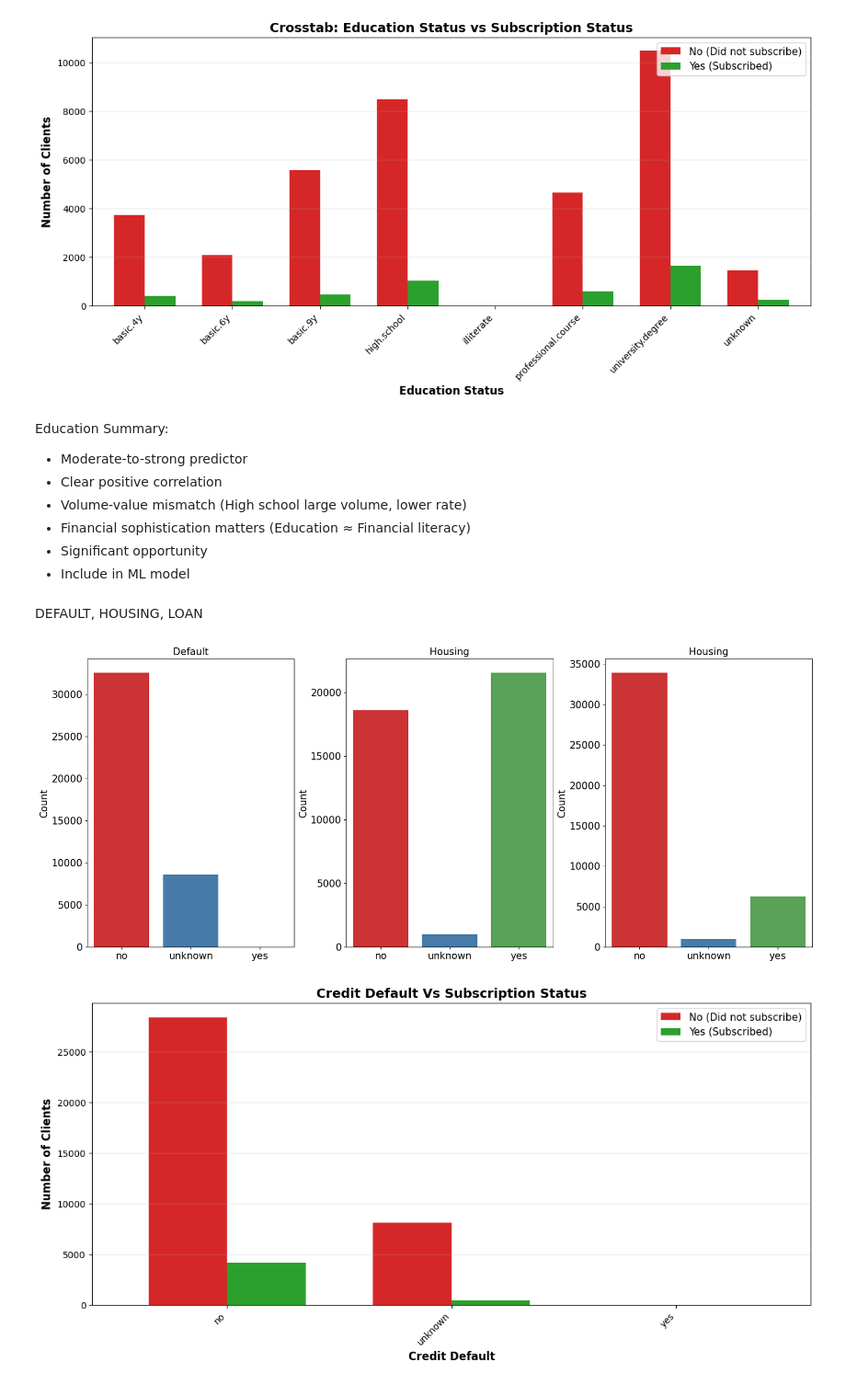
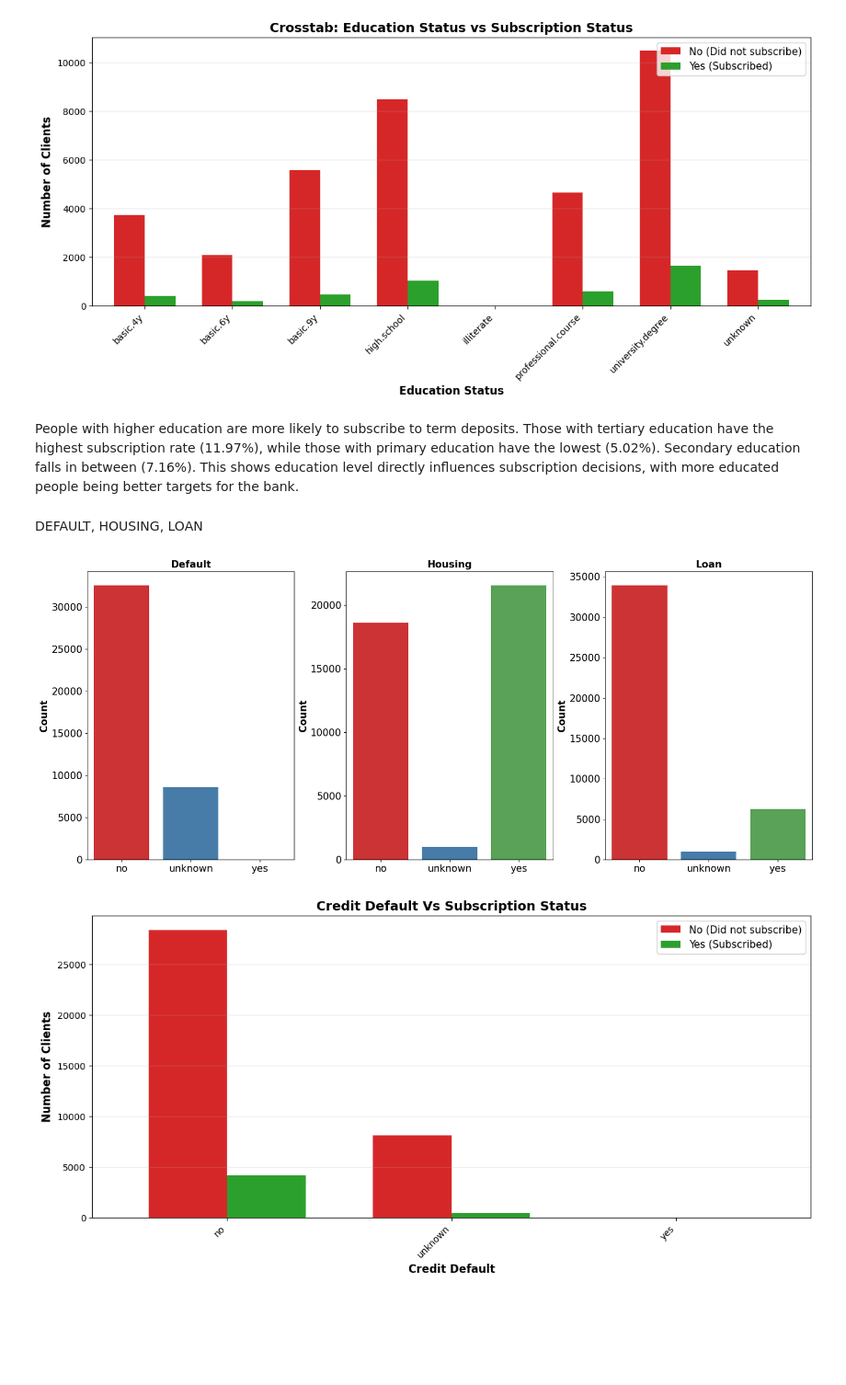
Before and after one commit to rkm7387/PORTUGES-BANK, a Jupyter notebook: portuges_bank.ipynb, the cells around one changed output. Shown at 92% size. Saved outputs shown, nothing was run; the diff lists cells and outputs as text; code cells hidden in the pictures; blank space fills up the shorter version.

```diff
--- a/portuges_bank.ipynb
+++ b/portuges_bank.ipynb
@@ -66,3 +68,4 @@ warnings.filterwarnings('ignore')
 # %%
-# Creating dataframe of the CSV File
-df = pd.read_csv('bank-additional-full.csv', sep=';')
+# Creating bank dataframe
+bank = pd.read_csv('bank-additional-full.csv', sep=';')
+bank.head()
@@ -68,0 +156,2 @@ df = pd.read_csv('bank-additional-full.csv', sep=';')
+# %%
+bank.drop_duplicates(inplace=True)
@@ -517,41 +446,34 @@ plt.show()
 # %% [output]
 [figure]
 # %% [markdown]
-Education Summary:<br>
-
-- Moderate-to-strong predictor
-- Clear positive correlation
-- Volume-value mismatch (High school large volume, lower rate)
-- Financial sophistication matters (Education ≈ Financial literacy)
-- Significant opportunity
-- Include in ML model
+People with higher education are more likely to subscribe to term deposits. Those with tertiary education have the highest subscription rate (11.97%), while those with primary education have the lowest (5.02%). Secondary education falls in between (7.16%). This shows education level directly influences subscription decisions, with more educated people being better targets for the bank.
 # %% [markdown]
 DEFAULT, HOUSING, LOAN
 # %%
 # Default:
 fig, (ax1,ax2,ax3) = plt.subplots(nrows=1, ncols=3, figsize=(20,8))
-sns.countplot(x='default', data=df, ax=ax1, order=['no','unknown','yes'],palette='Set1')
-ax1.set_title('Default',fontsize=15)
+sns.countplot(x='default', data=bank, ax=ax1, order=['no','unknown','yes'],palette='Set1')
+ax1.set_title('Default',fontsize=15,fontweight='bold')
 ax1.set_xlabel('')
-ax1.set_ylabel('Count',fontsize=15)
+ax1.set_ylabel('Count',fontsize=15,fontweight='bold')
 ax1.tick_params(labelsize=15)
 
 # Housing:
-sns.countplot(x='housing', data=df, ax=ax2, order=['no','unknown','yes'],palette='Set1')
-ax2.set_title('Housing',fontsize=15)
+sns.countplot(x='housing', data=bank, ax=ax2, order=['no','unknown','yes'],palette='Set1')
+ax2.set_title('Housing',fontsize=15,fontweight='bold')
 ax2.set_xlabel('')
-ax2.set_ylabel('Count',fontsize=15)
+ax2.set_ylabel('Count',fontsize=15,fontweight='bold')
 ax2.tick_params(labelsize=15)
 
 # Loan:
-sns.countplot(x='loan', data=df, ax=ax3, order=['no','unknown','yes'],palette='Set1')
-ax3.set_title('Housing',fontsize=15)
+sns.countplot(x='loan', data=bank, ax=ax3, order=['no','unknown','yes'],palette='Set1')
+ax3.set_title('Loan',fontsize=15,fontweight='bold')
 ax3.set_xlabel('')
-ax3.set_ylabel('Count',fontsize=15)
+ax3.set_ylabel('Count',fontsize=15, fontweight='bold')
 ax3.tick_params(labelsize=15)
 
 plt.subplots_adjust(wspace=0.25)
 # %% [output]
-[figure, old version]
+[figure, new version]
 # %%
 # Create crosstab
```
Also changed, not shown: parts of 88 cells of this notebook.
